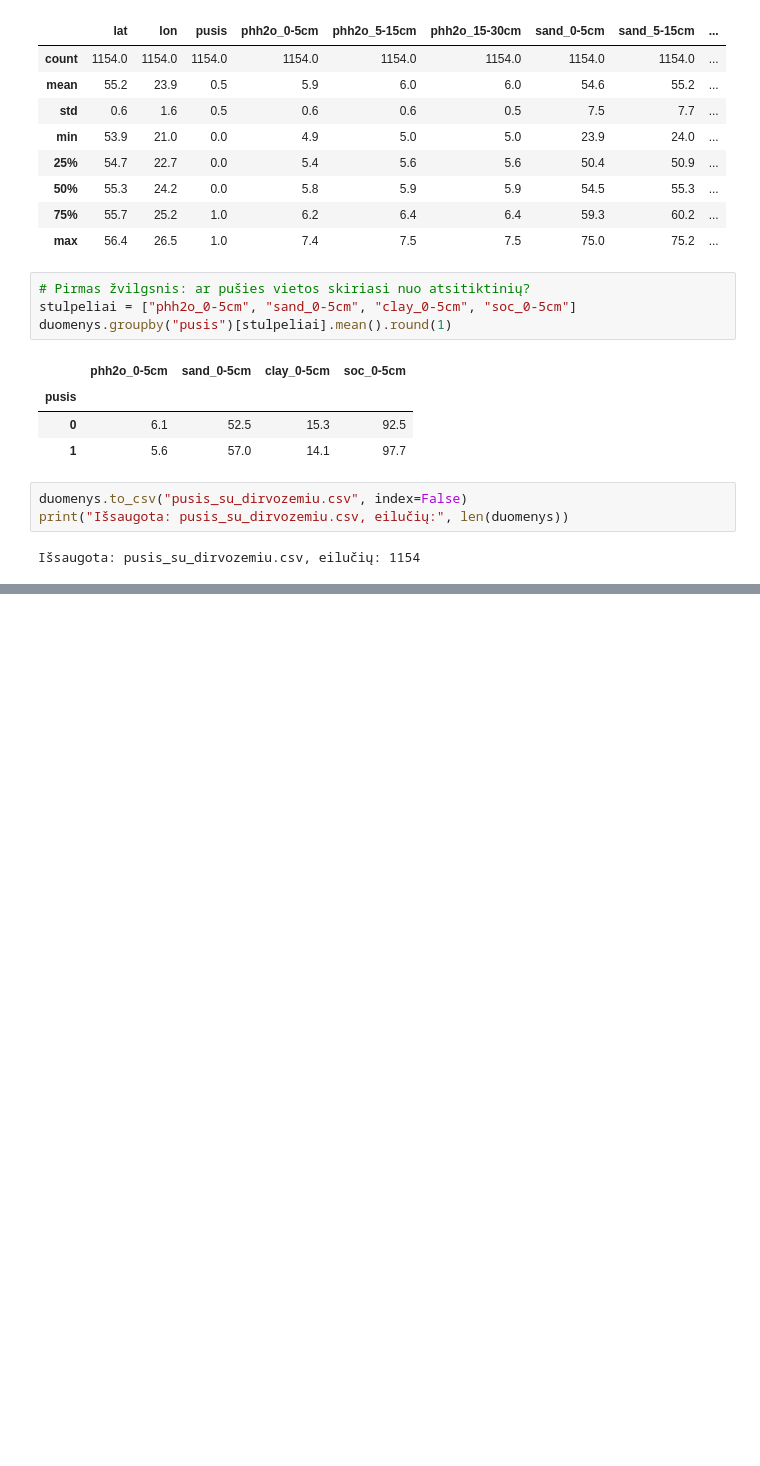
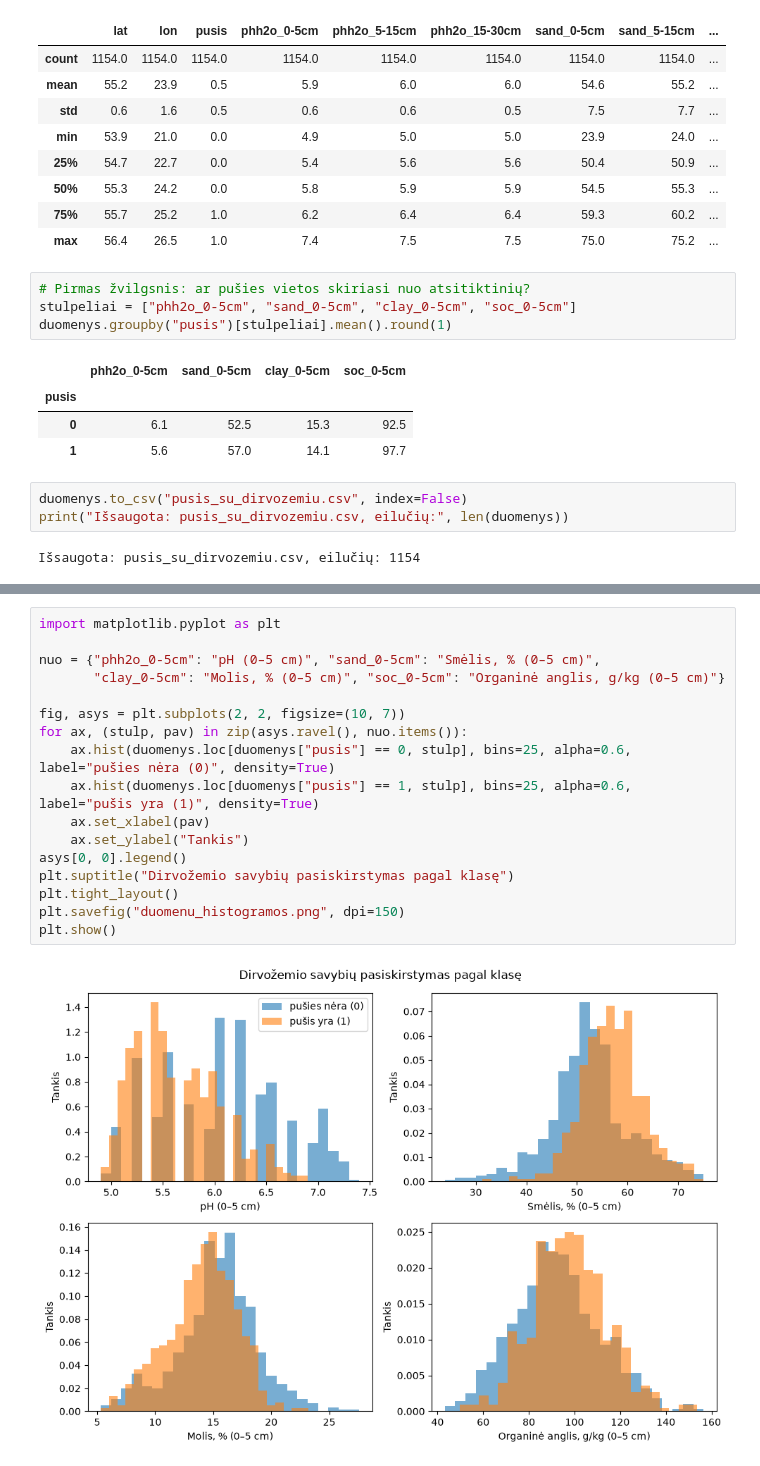
Before and after one commit to linakalu6/Dirvozemio-tinkamumas-paprastajai-pusiai-Lietuvos-teritorijoje, a Jupyter notebook: pusis_02_dirvozemis.ipynb, the cells around one changed output, grey strips where cells are left out. Drawn from its saved outputs; the diff is of its cells as text; blank space fills up the shorter version.

```diff
--- a/pusis_02_dirvozemis.ipynb
+++ b/pusis_02_dirvozemis.ipynb
@@ -263,0 +306,19 @@ Išsaugota: pusis_su_dirvozemiu.csv, eilučių: 1154
+# %%
+import matplotlib.pyplot as plt
+
+nuo = {"phh2o_0-5cm": "pH (0–5 cm)", "sand_0-5cm": "Smėlis, % (0–5 cm)",
+       "clay_0-5cm": "Molis, % (0–5 cm)", "soc_0-5cm": "Organinė anglis, g/kg (0–5 cm)"}
+
+fig, asys = plt.subplots(2, 2, figsize=(10, 7))
+for ax, (stulp, pav) in zip(asys.ravel(), nuo.items()):
+    ax.hist(duomenys.loc[duomenys["pusis"] == 0, stulp], bins=25, alpha=0.6, label="pušies nėra (0)", density=True)
+    ax.hist(duomenys.loc[duomenys["pusis"] == 1, stulp], bins=25, alpha=0.6, label="pušis yra (1)", density=True)
+    ax.set_xlabel(pav)
+    ax.set_ylabel("Tankis")
+asys[0, 0].legend()
+plt.suptitle("Dirvožemio savybių pasiskirstymas pagal klasę")
+plt.tight_layout()
+plt.savefig("duomenu_histogramos.png", dpi=150)
+plt.show()
+# %% [output]
+[figure, added]
```
Also changed, not shown: parts of 7 cells of this notebook, 3 other files.
